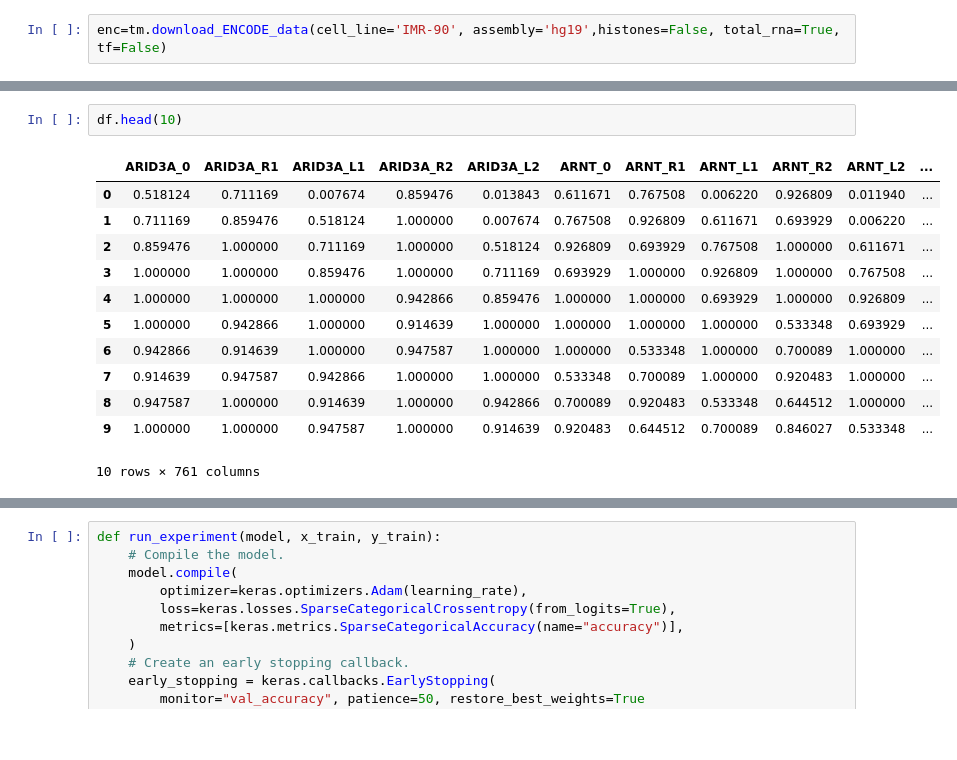
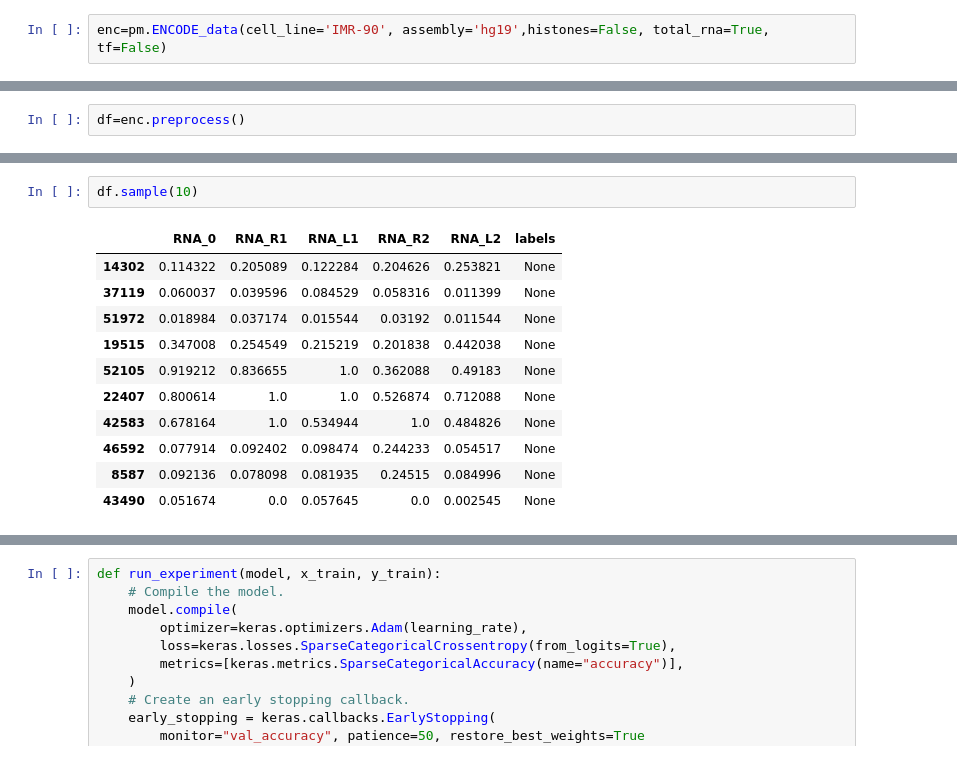
Before and after one commit to s-brahmachari/Compartment-predictions-from-sequence, a Jupyter notebook: run_tests.ipynb, the cells around one changed output, grey strips where cells are left out. Drawn from its saved outputs; the diff is of its cells as text; blank space fills up the shorter version.

```diff
--- a/run_tests.ipynb
+++ b/run_tests.ipynb
@@ -14,5 +14,5 @@ import training_module as tm
 # %%
-enc=tm.download_ENCODE_data(cell_line='IMR-90', assembly='hg19',histones=False, total_rna=True, tf=False)
+enc=pm.ENCODE_data(cell_line='IMR-90', assembly='hg19',histones=False, total_rna=True, tf=False)
 # %% [output]
 Selected cell line to predict: IMR-90
 Selected assembly: hg19
@@ -58,0 +30,2 @@ df.to_csv('../processed_data/GM12878_hg19.csv.zip', compression='zip', index=Fal
+# %%
+df=enc.preprocess()
@@ -59,15 +42,14 @@ df.to_csv('../processed_data/GM12878_hg19.csv.zip', compression='zip', index=Fal
 # %%
-df.head(10)
+df.sample(10)
 # %% [output]
-|  | ARID3A_0 | ARID3A_R1 | ARID3A_L1 | ARID3A_R2 | ARID3A_L2 | ARNT_0 | ARNT_R1 | ARNT_L1 | ARNT_R2 | ARNT_L2 | ... |
-| 0 | 0.518124 | 0.711169 | 0.007674 | 0.859476 | 0.013843 | 0.611671 | 0.767508 | 0.006220 | 0.926809 | 0.011940 | ... |
-| 1 | 0.711169 | 0.859476 | 0.518124 | 1.000000 | 0.007674 | 0.767508 | 0.926809 | 0.611671 | 0.693929 | 0.006220 | ... |
-| 2 | 0.859476 | 1.000000 | 0.711169 | 1.000000 | 0.518124 | 0.926809 | 0.693929 | 0.767508 | 1.000000 | 0.611671 | ... |
-| 3 | 1.000000 | 1.000000 | 0.859476 | 1.000000 | 0.711169 | 0.693929 | 1.000000 | 0.926809 | 1.000000 | 0.767508 | ... |
-| 4 | 1.000000 | 1.000000 | 1.000000 | 0.942866 | 0.859476 | 1.000000 | 1.000000 | 0.693929 | 1.000000 | 0.926809 | ... |
-| 5 | 1.000000 | 0.942866 | 1.000000 | 0.914639 | 1.000000 | 1.000000 | 1.000000 | 1.000000 | 0.533348 | 0.693929 | ... |
-| 6 | 0.942866 | 0.914639 | 1.000000 | 0.947587 | 1.000000 | 1.000000 | 0.533348 | 1.000000 | 0.700089 | 1.000000 | ... |
-| 7 | 0.914639 | 0.947587 | 0.942866 | 1.000000 | 1.000000 | 0.533348 | 0.700089 | 1.000000 | 0.920483 | 1.000000 | ... |
-| 8 | 0.947587 | 1.000000 | 0.914639 | 1.000000 | 0.942866 | 0.700089 | 0.920483 | 0.533348 | 0.644512 | 1.000000 | ... |
-| 9 | 1.000000 | 1.000000 | 0.947587 | 1.000000 | 0.914639 | 0.920483 | 0.644512 | 0.700089 | 0.846027 | 0.533348 | ... |
+|  | RNA_0 | RNA_R1 | RNA_L1 | RNA_R2 | RNA_L2 | labels |
+| 14302 | 0.114322 | 0.205089 | 0.122284 | 0.204626 | 0.253821 | None |
+| 37119 | 0.060037 | 0.039596 | 0.084529 | 0.058316 | 0.011399 | None |
+| 51972 | 0.018984 | 0.037174 | 0.015544 | 0.03192 | 0.011544 | None |
+| 19515 | 0.347008 | 0.254549 | 0.215219 | 0.201838 | 0.442038 | None |
+| 52105 | 0.919212 | 0.836655 | 1.0 | 0.362088 | 0.49183 | None |
+| 22407 | 0.800614 | 1.0 | 1.0 | 0.526874 | 0.712088 | None |
+| 42583 | 0.678164 | 1.0 | 0.534944 | 1.0 | 0.484826 | None |
+| 46592 | 0.077914 | 0.092402 | 0.098474 | 0.244233 | 0.054517 | None |
+| 8587 | 0.092136 | 0.078098 | 0.081935 | 0.24515 | 0.084996 | None |
+| 43490 | 0.051674 | 0.0 | 0.057645 | 0.0 | 0.002545 | None |
-10 rows × 761 columns
```
Also changed, not shown: parts of 28 cells of this notebook, 2 other files.
